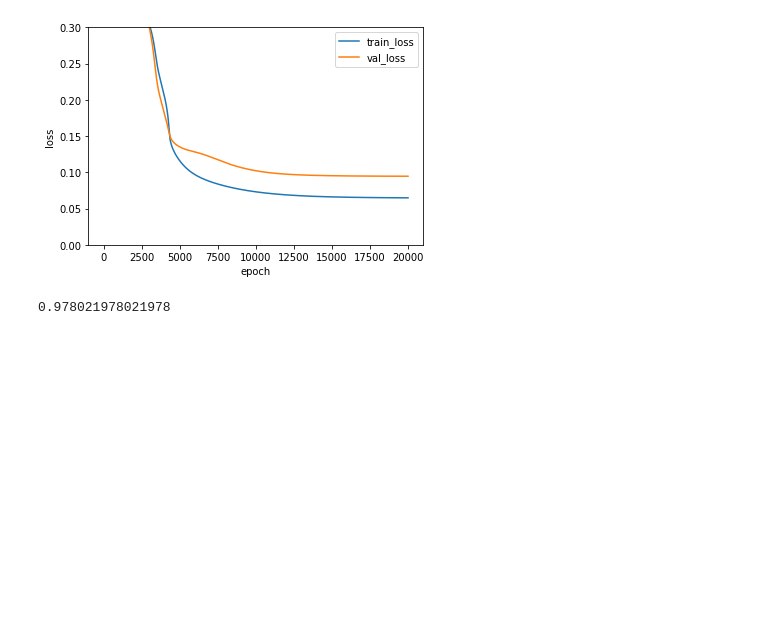
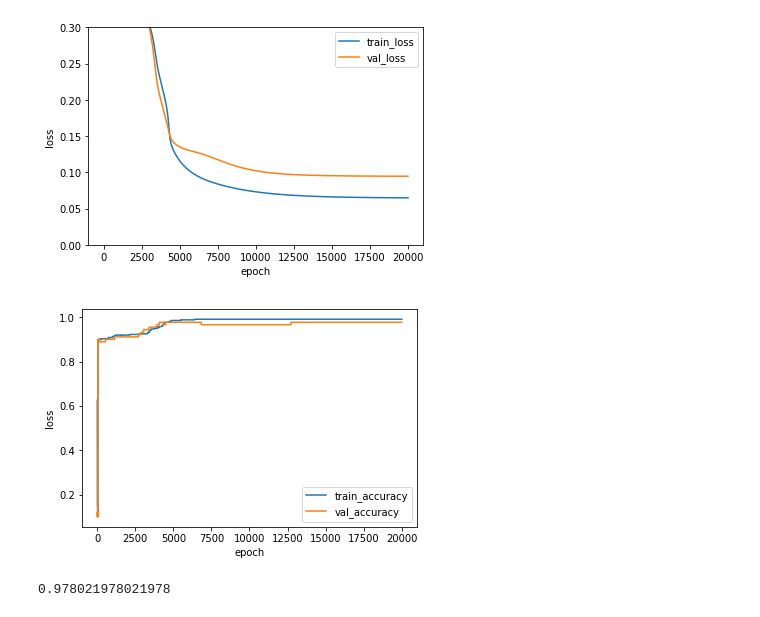
Before and after one commit to rickiepark/do-it-dl, a Jupyter notebook: Ch06.ipynb, the cells around one changed output. Saved outputs shown, nothing was run; the diff lists cells and outputs as text; code cells hidden in the pictures; blank space fills up the shorter version.

```diff
--- a/Ch06.ipynb
+++ b/Ch06.ipynb
@@ -241,6 +245,15 @@ plt.legend(['train_loss', 'val_loss'])
 plt.show()
 # %% [output]
 [figure]
+# %%
+plt.plot(dual_layer.accuracy)
+plt.plot(dual_layer.val_accuracy)
+plt.ylabel('loss')
+plt.xlabel('epoch')
+plt.legend(['train_accuracy', 'val_accuracy'])
+plt.show()
+# %% [output]
+[figure, added]
 # %%
 class DualLayer:
 
```
Also changed, not shown: parts of 4 cells of this notebook.
